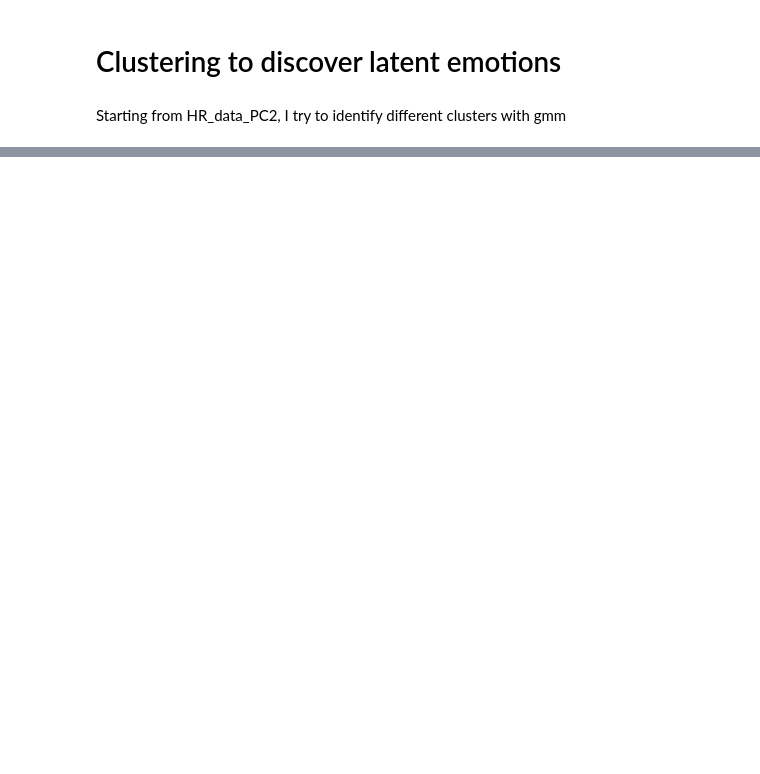
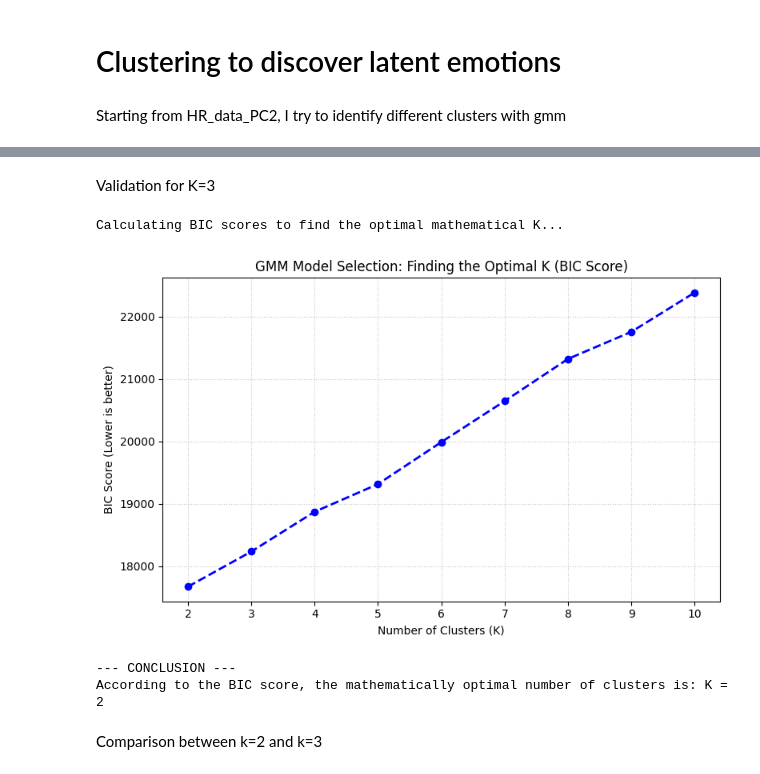
Before and after one commit to bodvarsdottirkristin/cda-case-2, a Jupyter notebook: clustering/Latent_clustering.ipynb, the cells around one changed output, grey strips where cells are left out. Saved outputs shown, nothing was run; the diff lists cells and outputs as text; code cells hidden in the pictures; blank space fills up the shorter version.

```diff
--- a/clustering/Latent_clustering.ipynb
+++ b/clustering/Latent_clustering.ipynb
@@ -92,0 +220,53 @@ We can imagine it to be
+# %% [markdown]
+Validation for K=3
+# %%
+import pandas as pd
+import matplotlib.pyplot as plt
+from sklearn.mixture import GaussianMixture
+import os
+from pathlib import Path
+
+# --- CONFIGURATION ---
+base_path = Path(os.getcwd()).resolve().parents[0]
+pca_data_path = base_path / 'data' / 'processed' / 'HR_data_PCA2.csv'
+df_pca = pd.read_csv(pca_data_path)
+
+# Extract only the Principal Components used by teammates
+pc_cols = [c for c in df_pca.columns if c.startswith('PC')]
+X = df_pca[pc_cols]
+
+# We will test K from 2 to 10
+k_range = range(2, 11)
+bic_scores = []
+
+print("Calculating BIC scores to find the optimal mathematical K...")
+
+for k in k_range:
+    # Fit a GMM for each value of K
+    gmm = GaussianMixture(n_components=k, random_state=42)
+    gmm.fit(X)
+    # Append the Bayesian Information Criterion score
+    bic_scores.append(gmm.bic(X))
+
+# --- PLOT THE RESULTS ---
+plt.figure(figsize=(8, 5))
+plt.plot(k_range, bic_scores, marker='o', linestyle='--', color='blue', linewidth=2)
+plt.title('GMM Model Selection: Finding the Optimal K (BIC Score)')
+plt.xlabel('Number of Clusters (K)')
+plt.ylabel('BIC Score (Lower is better)')
+plt.xticks(k_range)
+plt.grid(True, linestyle=':', alpha=0.7)
+plt.tight_layout()
+plt.show()
+
+# Find and print the best K
+best_k = k_range[bic_scores.index(min(bic_scores))]
+print(f"\n--- CONCLUSION ---")
+print(f"According to the BIC score, the mathematically optimal number of clusters is: K = {best_k}")
+# %% [output]
+Calculating BIC scores to find the optimal mathematical K...
+[figure, added]
+--- CONCLUSION ---
+According to the BIC score, the mathematically optimal number of clusters is: K = 2
+# %% [markdown]
+Comparison between k=2 and k=3
```
Also changed, not shown: parts of 7 cells of this notebook.
